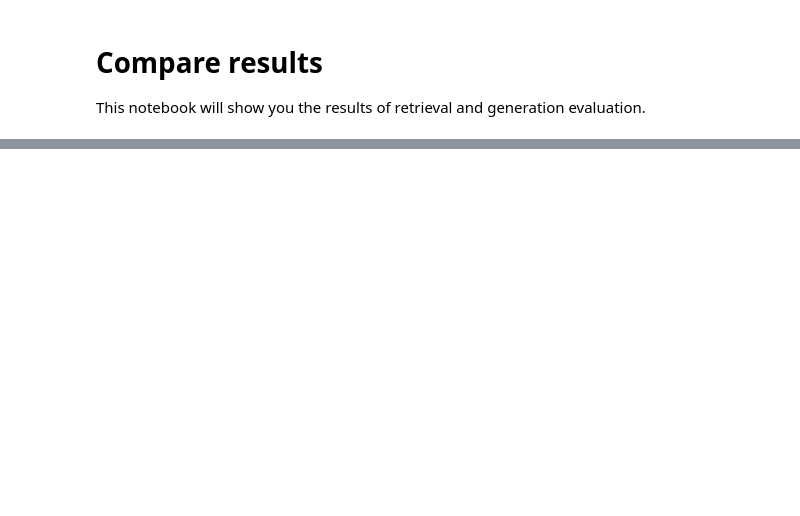
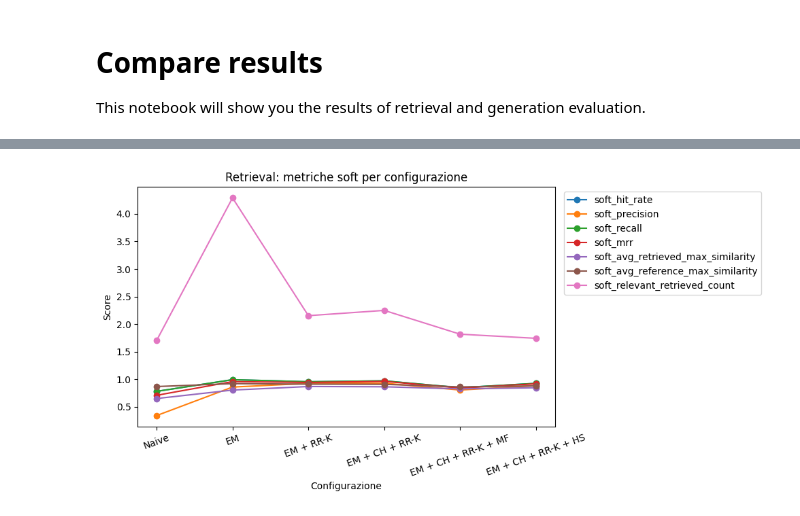
Before and after one commit to davidefalanga01/rag-assistant, a Jupyter notebook: plot_results.ipynb, the cells around one changed output, grey strips where cells are left out. Saved outputs shown, nothing was run; the diff lists cells and outputs as text; code cells hidden in the pictures; blank space fills up the shorter version.

```diff
--- a/plot_results.ipynb
+++ b/plot_results.ipynb
@@ -46,0 +87,19 @@ generation_df
+# %%
+import matplotlib.pyplot as plt
+
+configs = retrieval_df['Configuration'].tolist()
+soft_cols = [c for c in retrieval_df.columns if c.startswith('soft') and c != "soft_covered_reference_count"]
+
+fig, ax = plt.subplots(figsize=(10, 5))
+for col in soft_cols:
+    ax.plot(configs, retrieval_df[col], marker='o', label=col)
+
+ax.set_xlabel('Configurazione')
+ax.set_ylabel('Score')
+ax.set_title('Retrieval: metriche soft per configurazione')
+ax.legend(bbox_to_anchor=(1.01, 1), loc='upper left')
+ax.tick_params(axis='x', rotation=20)
+plt.tight_layout()
+plt.show()
+# %% [output]
+[figure, added]
```
Also changed, not shown: parts of 11 cells of this notebook, 19 other files.
